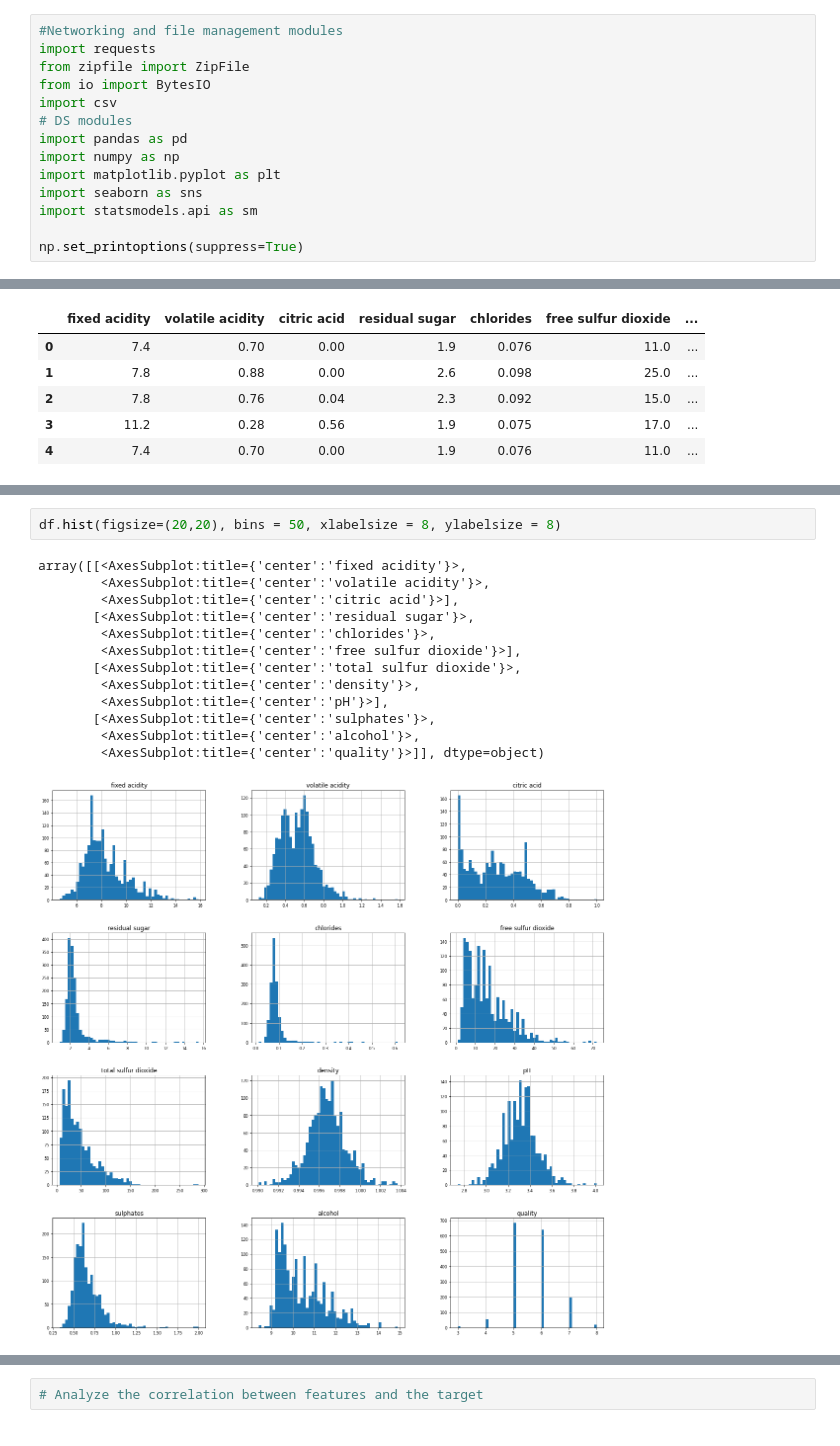
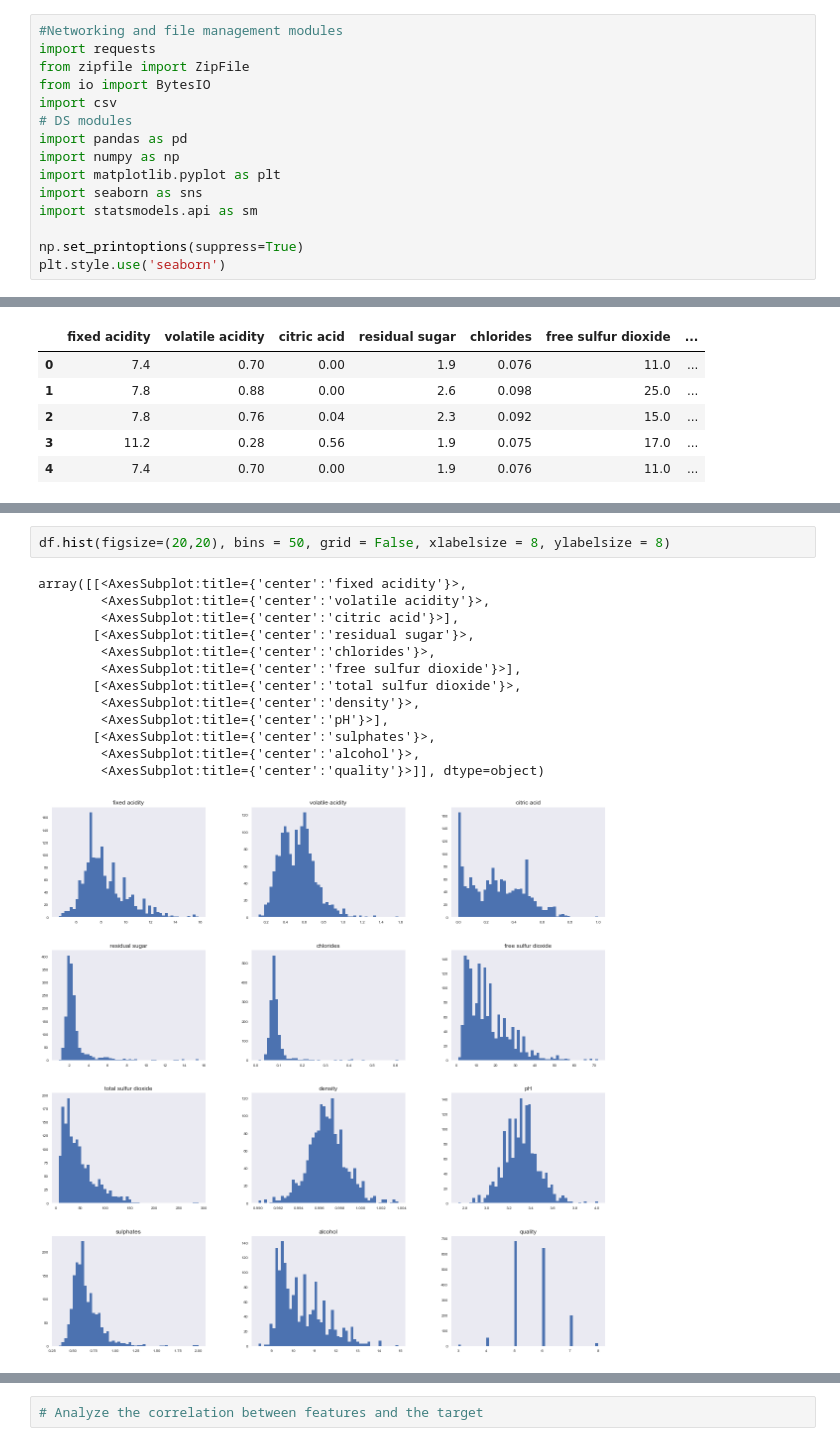
Before and after one commit to burghoffdavid/bads, a Jupyter notebook: exercises/3_ex_predictive_analytics.ipynb, the cells around one changed output, grey strips where cells are left out. Drawn from its saved outputs; the diff is of its cells as text.

```diff
--- a/exercises/3_ex_predictive_analytics.ipynb
+++ b/exercises/3_ex_predictive_analytics.ipynb
@@ -22,4 +22,5 @@ import seaborn as sns
 import statsmodels.api as sm
 
 np.set_printoptions(suppress=True)
+plt.style.use('seaborn')
 # %%
@@ -70,16 +71,16 @@ plt.show()
 # %%
-df.hist(figsize=(20,20), bins = 50, xlabelsize = 8, ylabelsize = 8)
+df.hist(figsize=(20,20), bins = 50, grid = False, xlabelsize = 8, ylabelsize = 8)
 # %% [output]
 array([[<AxesSubplot:title={'center':'fixed acidity'}>,
         <AxesSubplot:title={'center':'volatile acidity'}>,
         <AxesSubplot:title={'center':'citric acid'}>],
        [<AxesSubplot:title={'center':'residual sugar'}>,
         <AxesSubplot:title={'center':'chlorides'}>,
         <AxesSubplot:title={'center':'free sulfur dioxide'}>],
        [<AxesSubplot:title={'center':'total sulfur dioxide'}>,
         <AxesSubplot:title={'center':'density'}>,
         <AxesSubplot:title={'center':'pH'}>],
        [<AxesSubplot:title={'center':'sulphates'}>,
         <AxesSubplot:title={'center':'alcohol'}>,
         <AxesSubplot:title={'center':'quality'}>]], dtype=object)
-[figure, old version]
+[figure, new version]
```
Also changed, not shown: parts of 26 cells of this notebook, 1 other file.
